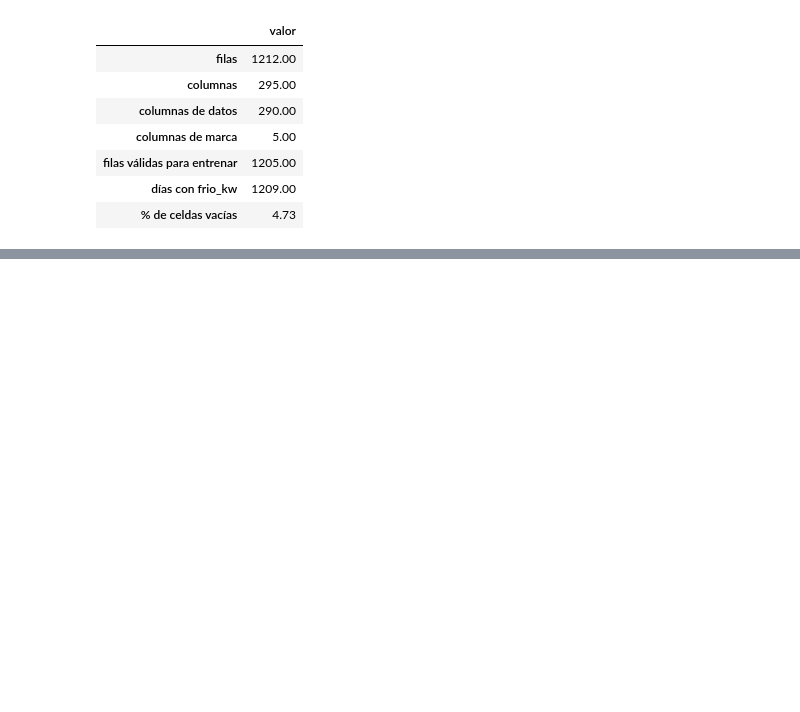
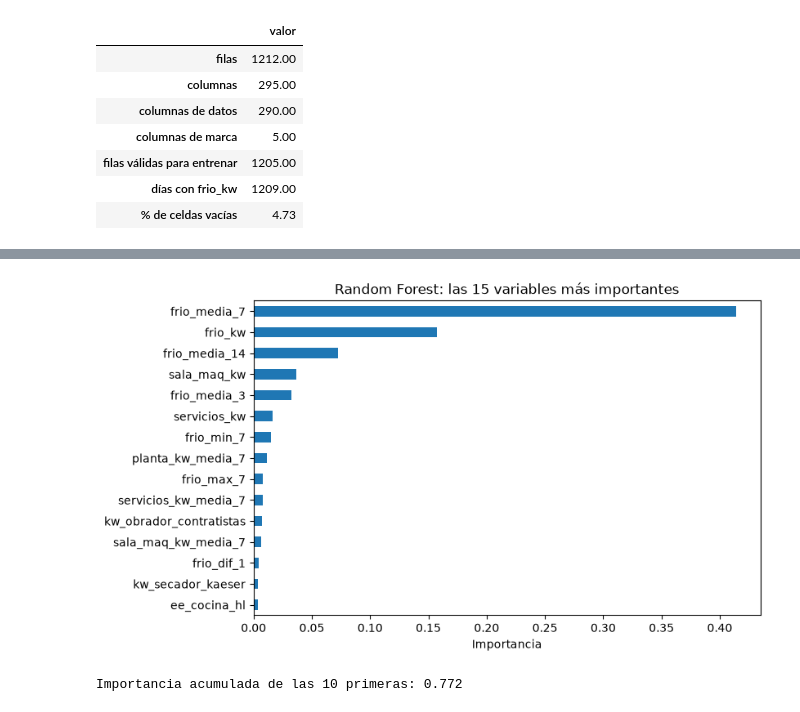
Before and after one commit to franbaudra/cervecera, a Jupyter notebook: notebooks/preprocesamiento.ipynb, the cells around one changed output, grey strips where cells are left out. Drawn from its saved outputs; the diff is of its cells as text; code cells hidden in the pictures; blank space fills up the shorter version.

Commit message:
Fase 2: feature engineering, selección de variables y pipeline de preprocesamiento

```diff
--- a/notebooks/preprocesamiento.ipynb
+++ b/notebooks/preprocesamiento.ipynb
@@ -1224,0 +1295,12 @@ pd.Series({
+# %%
+validas = datos[datos["fila_valida"] == 1]
+conjunto = pp.dividir(validas)
+
+train = validas[conjunto == "train"]
+validation = validas[conjunto == "validation"]
+
+pd.DataFrame({
+    "filas": conjunto.value_counts()[["train", "validation", "test"]],
+    "desde": [validas.index[conjunto == c].min().date() for c in ["train", "validation", "test"]],
+    "hasta": [validas.index[conjunto == c].max().date() for c in ["train", "validation", "test"]],
+})
@@ -1224,0 +1320,11 @@ pd.Series({
+# %%
+candidatas = [c for c in list(columnas) + nuevas + VARIABLES_EXTRA if c not in ("y", "fila_valida")]
+
+faltante_train = train[candidatas].isna().mean()
+valores_distintos = train[candidatas].nunique()
+
+# Las variables de calendario tienen pocos valores por definición, así que no se les aplica ese filtro
+calendario = ["dia_semana", "mes", "fin_de_semana"]
+candidatas = [c for c in candidatas if faltante_train[c] < 0.05 and (valores_distintos[c] > 10 or c in calendario)]
+
+print("Candidatas después del filtro:", len(candidatas))
@@ -1224,0 +1364,24 @@ pd.Series({
+# %%
+from sklearn.ensemble import RandomForestRegressor
+from sklearn.impute import SimpleImputer
+from sklearn.pipeline import make_pipeline
+
+# El imputador va dentro del pipeline: la mediana se calcula solo con train
+bosque = make_pipeline(
+    SimpleImputer(strategy="median"),
+    RandomForestRegressor(n_estimators=300, min_samples_leaf=5, random_state=SEMILLA, n_jobs=-1),
+)
+bosque.fit(train[candidatas], train["y"])
+
+importancia = pd.Series(bosque[-1].feature_importances_, index=candidatas).sort_values(ascending=False)
+
+fig, ax = plt.subplots(figsize=(8, 5))
+importancia.head(15).sort_values().plot.barh(ax=ax)
+ax.set_xlabel("Importancia")
+ax.set_title("Random Forest: las 15 variables más importantes")
+plt.show()
+
+print("Importancia acumulada de las 10 primeras:", round(importancia.head(10).sum(), 3))
+# %% [output]
+[figure, added]
+Importancia acumulada de las 10 primeras: 0.772
```
Also changed, not shown: parts of 25 cells of this notebook, 5 other files.
